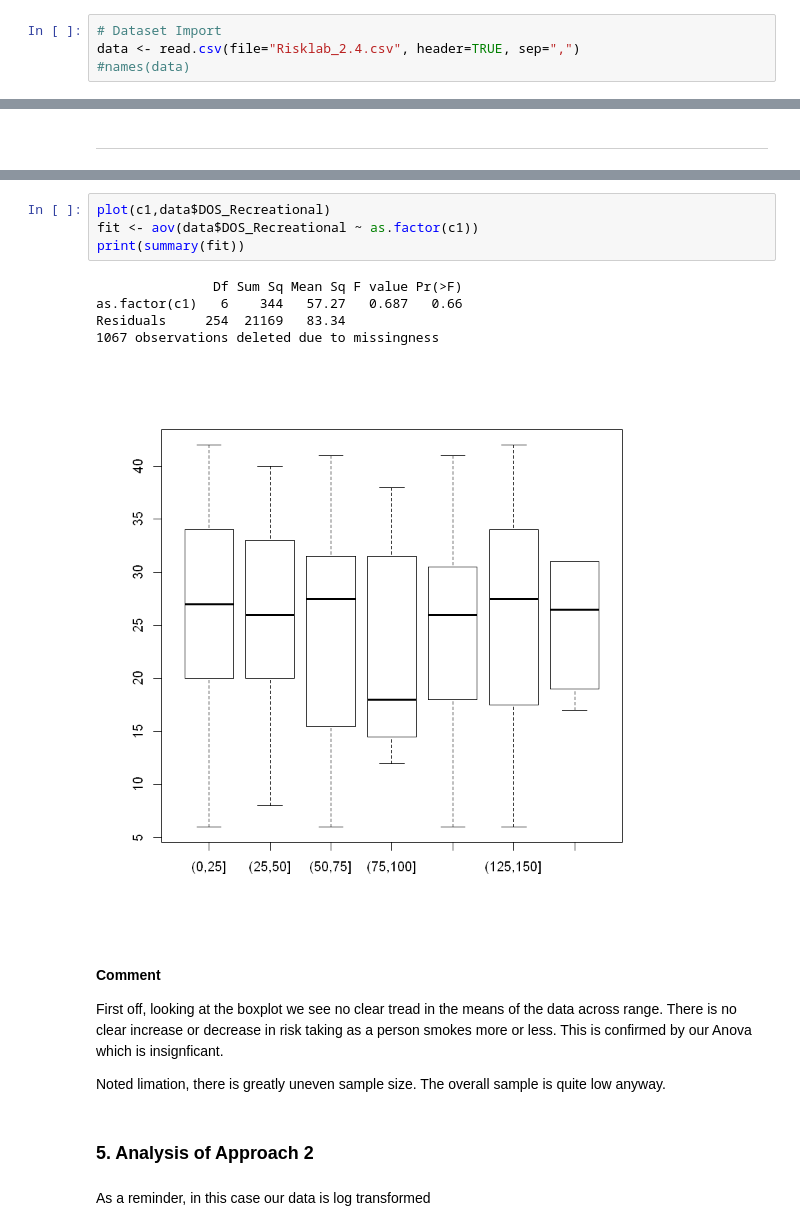
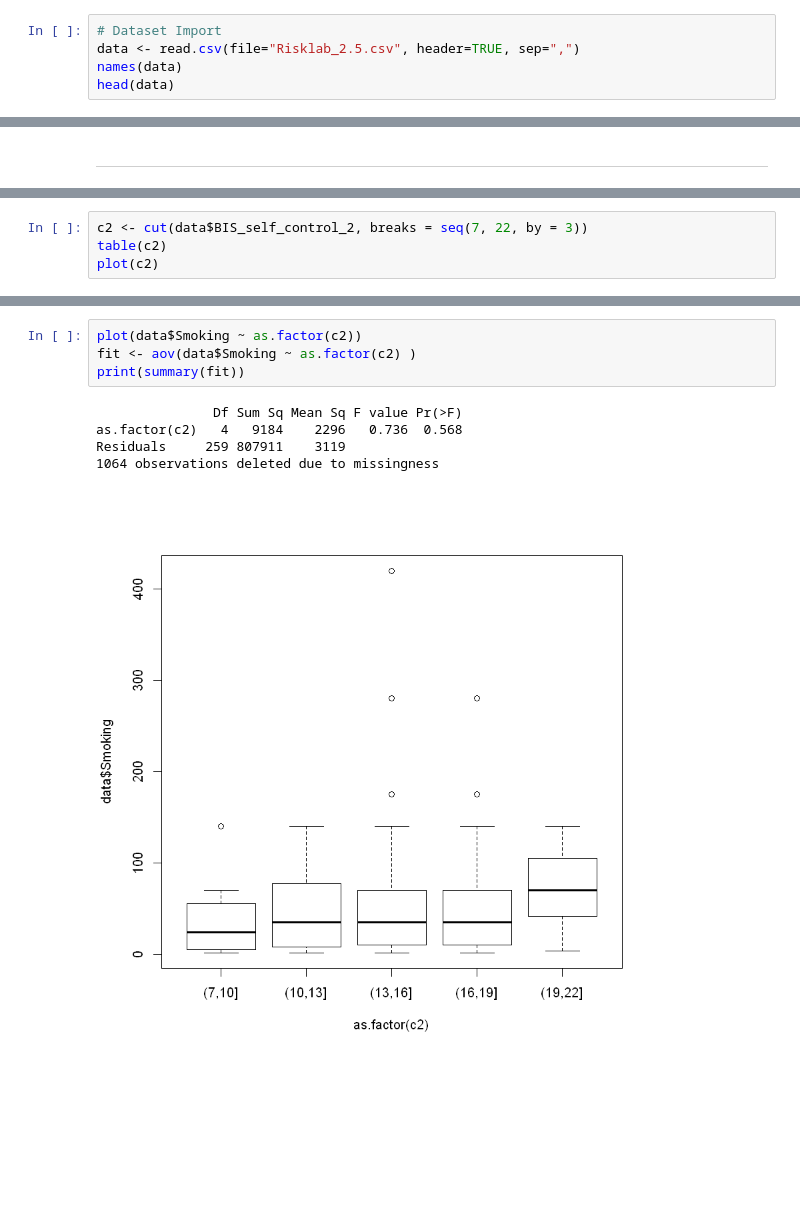
Before and after one commit to FMCumhaill/Risk-Lab-Dublin-Science-Gallery-, a Jupyter notebook: Risk+Taking+Verse+Cigarette+.ipynb, the cells around one changed output, grey strips where cells are left out. Saved outputs shown, nothing was run; the diff lists cells and outputs as text; blank space fills up the shorter version.

```diff
--- a/Risk+Taking+Verse+Cigarette+.ipynb
+++ b/Risk+Taking+Verse+Cigarette+.ipynb
@@ -22,5 +22,6 @@ Summary of steps
 ### 1. Dataset Import
 # %%
 # Dataset Import
-data <- read.csv(file="Risklab_2.4.csv", header=TRUE, sep=",")
-#names(data)
+data <- read.csv(file="Risklab_2.5.csv", header=TRUE, sep=",")
+names(data)
+head(data)
@@ -111,0 +100,4 @@ qqline(smoked)
+# %%
+c2 <- cut(data$BIS_self_control_2, breaks = seq(7, 22, by = 3))
+table(c2)
+plot(c2)
@@ -112,20 +109,10 @@ qqline(smoked)
 # %%
-plot(c1,data$DOS_Recreational)
-fit <- aov(data$DOS_Recreational ~ as.factor(c1))
+plot(data$Smoking ~ as.factor(c2))
+fit <- aov(data$Smoking ~ as.factor(c2) )
 print(summary(fit))
 # %% [output]
                Df Sum Sq Mean Sq F value Pr(>F)
-as.factor(c1)   6    344   57.27   0.687   0.66
-Residuals     254  21169   83.34
-1067 observations deleted due to missingness
+as.factor(c2)   4   9184    2296   0.736  0.568
+Residuals     259 807911    3119
+1064 observations deleted due to missingness
-[figure, old version]
+[figure, new version]
-# %% [markdown]
-#### Comment
-First off, looking at the boxplot we see no clear tread in the means of the data across range. There is no clear increase or decrease in risk taking as a person smokes more or less.
-This is confirmed by our Anova which is insignficant.
-
-Noted limation, there is greatly uneven sample size. The overall sample is quite low anyway.
-# %% [markdown]
-### 5. Analysis of Approach 2
-# %% [markdown]
-As a reminder, in this case our data is log transformed
```
Also changed, not shown: parts of 20 cells of this notebook, 4 other files.
